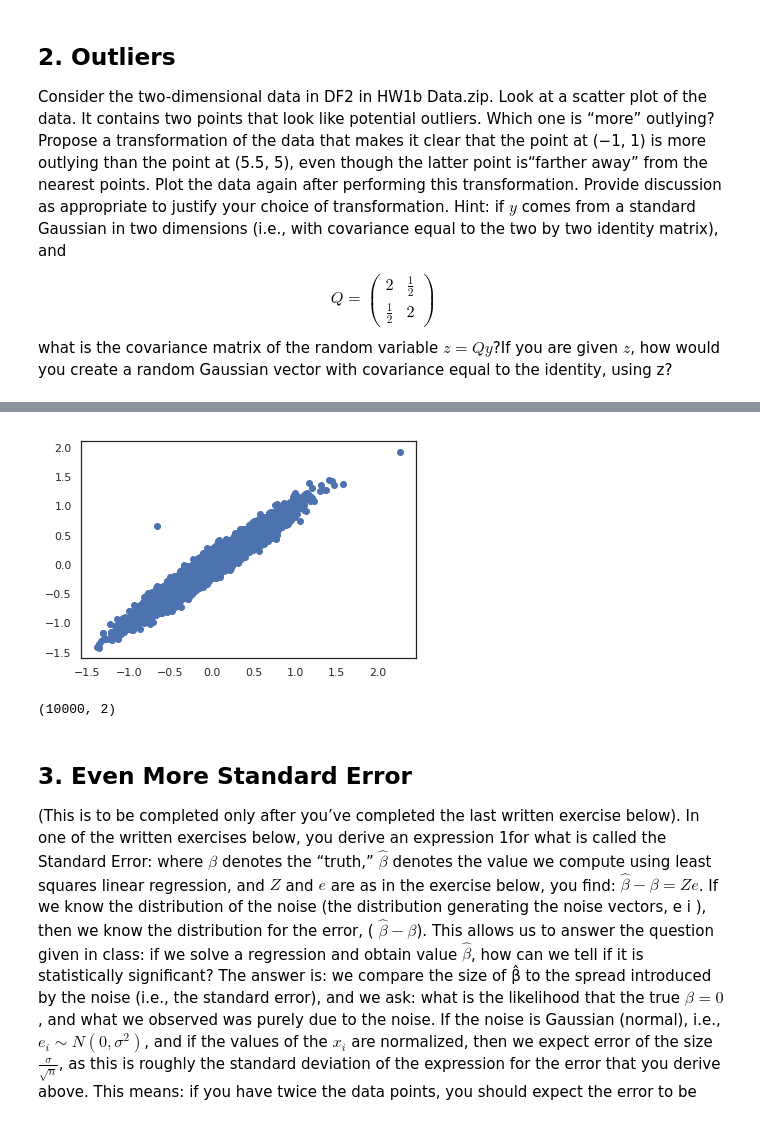
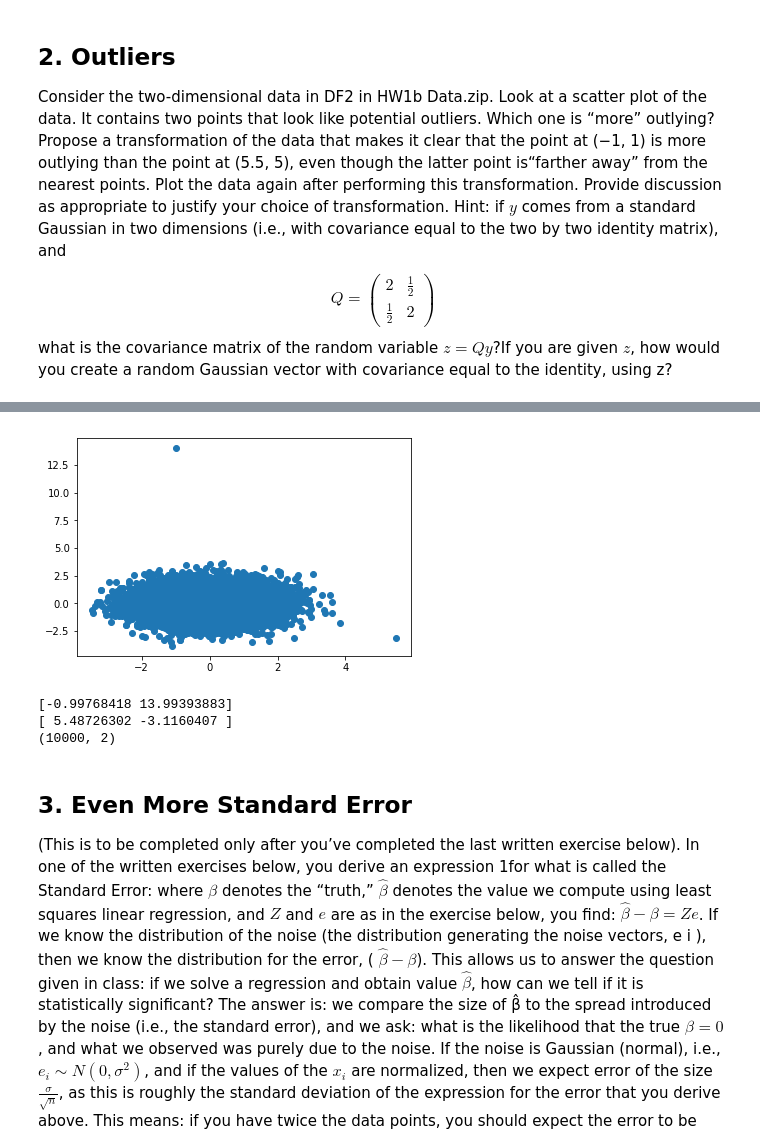
Before and after one commit to JavierPalomares90/Data_Mining_Hw1, a Jupyter notebook: Hw1b.ipynb, the cells around one changed output, grey strips where cells are left out. Saved outputs shown, nothing was run; the diff lists cells and outputs as text; code cells hidden in the pictures.

Commit message:
need to add more details to the outlier problem

```diff
--- a/Hw1b.ipynb
+++ b/Hw1b.ipynb
@@ -174,0 +184,8 @@ Q_inv = np.linalg.inv(Q)
+# %%
+# the transformed data
+z = np.dot(Q_inv,df2.T)
+z = z.T
+plt.scatter(z[:,0],z[:,1])
+plt.show()
+# %% [output]
+[figure, added]
@@ -175,14 +195,10 @@ Q_inv = np.linalg.inv(Q)
 # %%
-test = np.dot(Q_inv,df2.T).T
+print(np.dot(Q_inv,outlier1.T).T)
+print(np.dot(Q_inv,outlier2.T).T)
+# %% [output]
+[-0.99768418 13.99393883]
+[ 5.48726302 -3.1160407 ]
+(10000, 2)
-# %%
-plt.scatter(test[:,0],test[:,1])
-plt.show()
-# %% [output]
-[figure, removed]
-# %%
-test.shape
-# %% [output]
-(10000, 2)
 # %% [markdown]
 ## 3. Even More Standard Error
 (This is to be completed only after you’ve completed the
```
Also changed, not shown: parts of 7 cells of this notebook.
